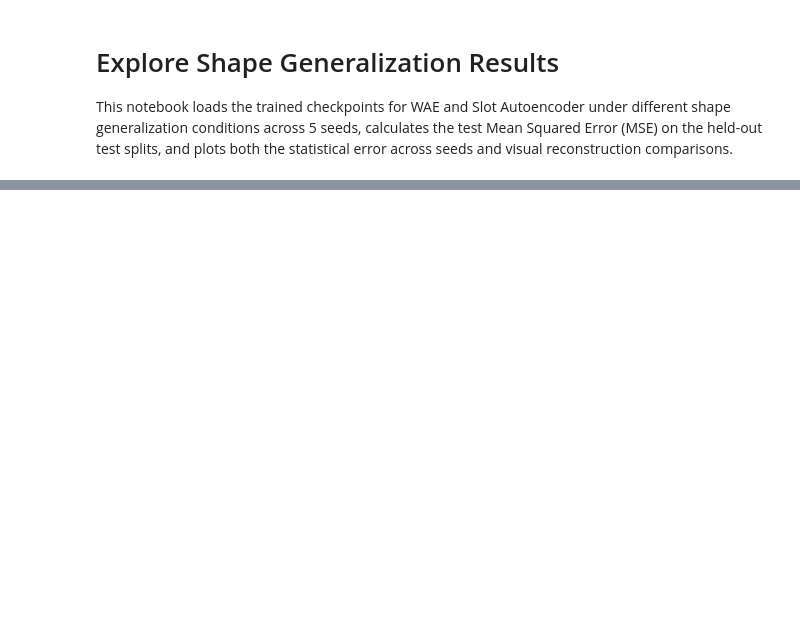
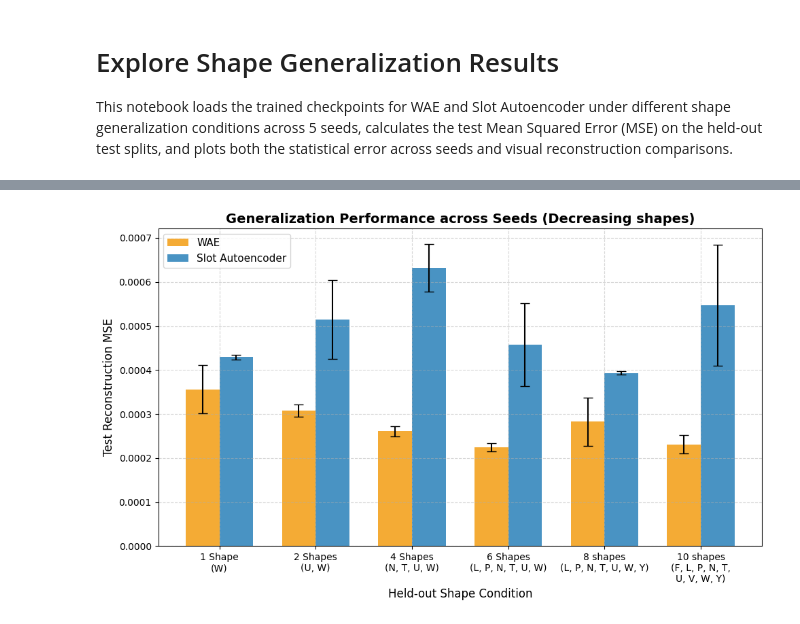
Before and after one commit to miltonllera/ocdm, a Jupyter notebook: notebooks/explore_generalization.ipynb, the cells around one changed output, grey strips where cells are left out. Cells and saved outputs as stored; diff of their text form; code cells hidden in the pictures; blank space fills up the shorter version.

```diff
--- a/notebooks/explore_generalization.ipynb
+++ b/notebooks/explore_generalization.ipynb
@@ -31,10 +33,11 @@ def load_model_checkpoint(model_type, shape_name, seed):
     files = glob.glob(pattern, recursive=True)
     if not files:
         return None
-    ckpt_path = files[0]
     if model_type == 'wae':
+        ckpt_path = files[0]
         model = WassersteinMMDAE.load_from_checkpoint(ckpt_path).cpu()
     else:
+        ckpt_path = files[-1]
         model = FigureGroundAutoencoder.load_from_checkpoint(ckpt_path).cpu()
     return model
 
@@ -68,26 +71,28 @@ shape_filters = {
     "1_shape": "np.isin(shape, [8]) & (angle >= 180)",
     "2_shapes": "np.isin(shape, [6, 8]) & (angle >= 180)",
     "4_shapes": "np.isin(shape, [4, 5, 6, 8]) & (angle >= 180)",
-    "6_shapes": "np.isin(shape, [2, 3, 4, 5, 6, 8]) & (angle >= 180)"
+    "6_shapes": "np.isin(shape, [2, 3, 4, 5, 6, 8]) & (angle >= 180)",
+    "8_shapes": "np.isin(shape, [2,3,4,5,6,8,10,12]) & (angle >= 180)",
+    "10_shapes": "np.isin(shape, [1,2,3,4,5,6,7,8,10,12]) & (angle >= 180)"
 }
 
-shape_names = ["1_shape", "2_shapes", "4_shapes", "6_shapes"]
-seeds = [101, 102, 103, 104, 105]
+shape_names = ["1_shape", "2_shapes", "4_shapes", "6_shapes", "8_shapes", "10_shapes"]
+# seeds = [101, 102, 103, 104, 105]
+seeds = [101, 102]
 models = ["wae", "sa"]
 
 results = {m: {s: [] for s in shape_names} for m in models}
 
 # Run evaluation
-for model_type in models:
-    for shape_name in shape_names:
-        filter_expr = shape_filters[shape_name]
-        test_filter = build_filter(Pentominos, filter_expr)
-        try:
-            test_dataset = Pentominos("data/datasets/pentominos", data_filter=test_filter)
-        except ValueError:
-            print(f"No data matching filter: {filter_expr}")
-            continue
-
+for shape_name in shape_names:
+    filter_expr = shape_filters[shape_name]
+    test_filter = build_filter(Pentominos, filter_expr)
+    try:
+        test_dataset = Pentominos("data/datasets/pentominos", data_filter=test_filter)
+    except ValueError:
+        print(f"No data matching filter: {filter_expr}")
+        continue
+    for model_type in models:
         for seed in seeds:
             model = load_model_checkpoint(model_type, shape_name, seed)
             if model is not None:
@@ -104,33 +127,37 @@ for model_type in models:
 # Plotting the test reconstruction error (MSE) across seeds
 fig, ax = plt.subplots(figsize=(10, 6))
 
 x = np.arange(len(shape_names))
 width = 0.35
 
 wae_means = [np.mean(results['wae'][s]) for s in shape_names]
 wae_stds = [np.std(results['wae'][s]) for s in shape_names]
 sa_means = [np.mean(results['sa'][s]) for s in shape_names]
 sa_stds = [np.std(results['sa'][s]) for s in shape_names]
 
 ax.bar(x - width/2, wae_means, width, yerr=wae_stds, label='WAE', capsize=5, color='#F39C12', alpha=0.85)
 ax.bar(x + width/2, sa_means, width, yerr=sa_stds, label='Slot Autoencoder', capsize=5, color='#2980B9', alpha=0.85)
 
 ax.set_xlabel('Held-out Shape Condition', fontsize=12)
 ax.set_ylabel('Test Reconstruction MSE', fontsize=12)
 ax.set_title('Generalization Performance across Seeds (Decreasing shapes)', fontsize=14, fontweight='bold')
 ax.set_xticks(x)
 ax.set_xticklabels([
     '1 Shape\n(W)',
     '2 Shapes\n(U, W)',
     '4 Shapes\n(N, T, U, W)',
-    '6 Shapes\n(L, P, N, T, U, W)'
+    '6 Shapes\n(L, P, N, T, U, W)',
+    '8 shapes\n(L, P, N, T, U, W, Y)',
+    '10 shapes\n(F, L, P, N, T,\nU, V, W, Y)',
 ], fontsize=10)
 ax.legend(fontsize=11)
 ax.grid(True, linestyle='--', alpha=0.5)
 
 os.makedirs("plots", exist_ok=True)
 plt.tight_layout()
 plt.savefig("plots/pentominos_generalization_error.png", dpi=300)
 plt.show()
+# %% [output]
+[figure, added]
 # %%
 # Visual comparison of reconstructions on a held-out shape (W)
```
Also changed, not shown: parts of 3 cells of this notebook.
